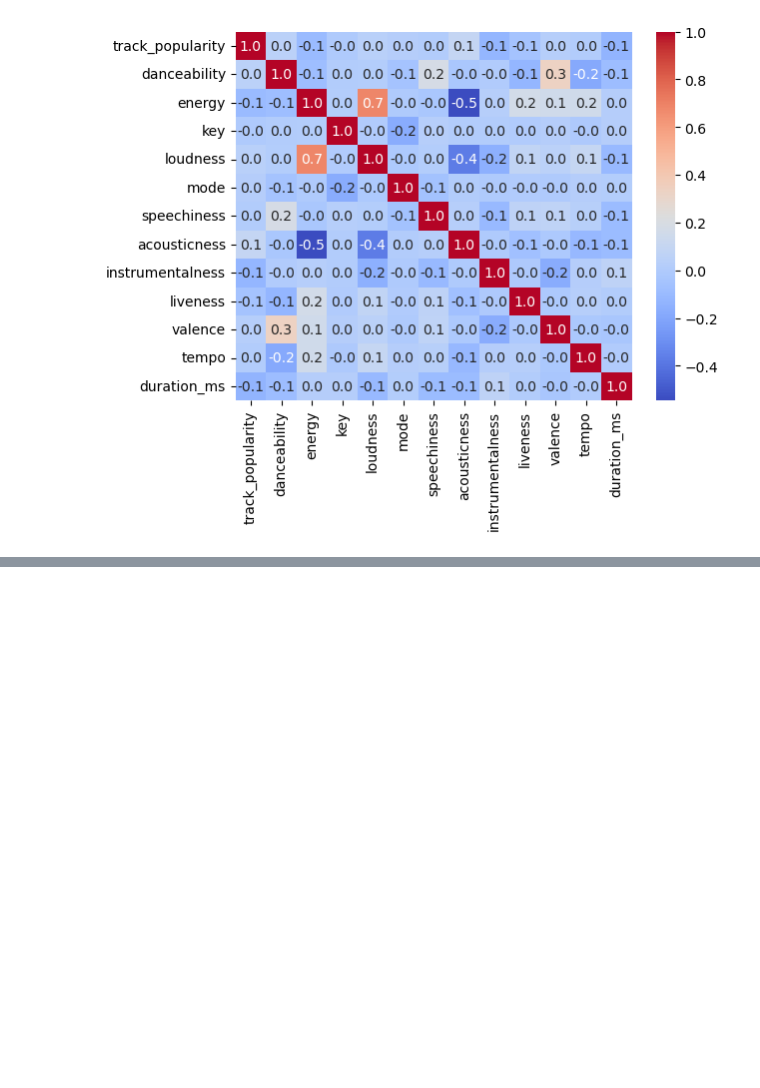
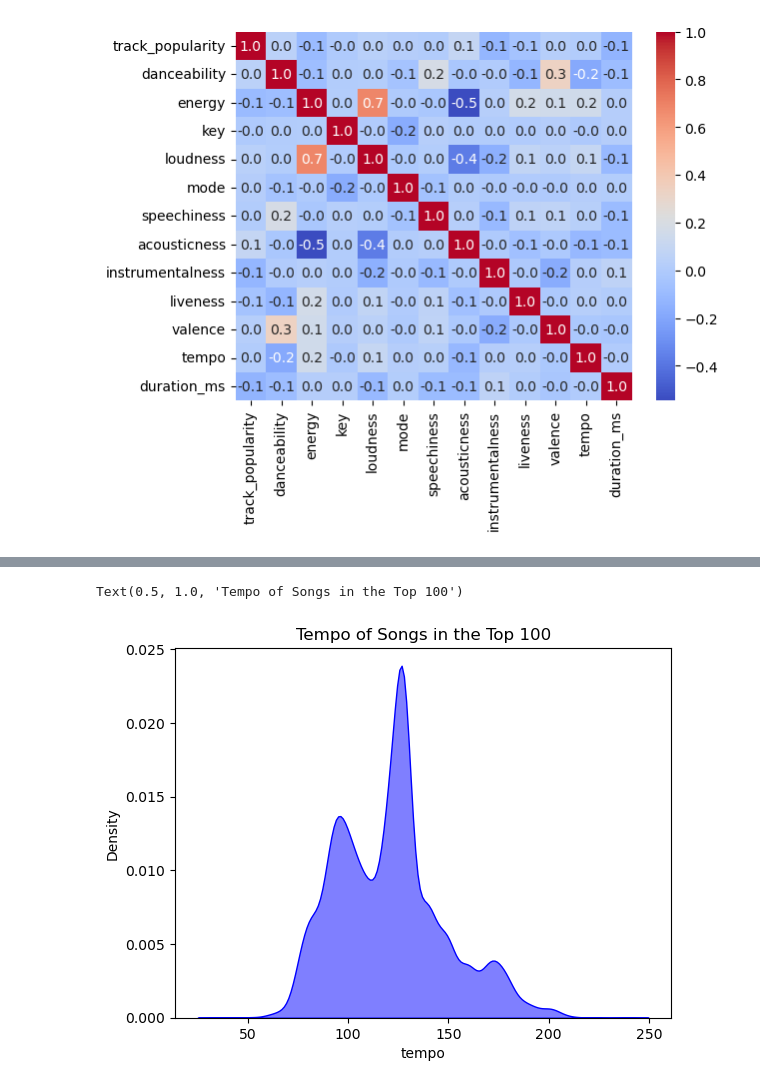
Before and after one commit to gstirk27/stat486-final_project, a Jupyter notebook: spotify_analysis.ipynb, the cells around one changed output, grey strips where cells are left out. Saved outputs shown, nothing was run; the diff lists cells and outputs as text; code cells hidden in the pictures; blank space fills up the shorter version.

```diff
--- a/spotify_analysis.ipynb
+++ b/spotify_analysis.ipynb
@@ -147,0 +166,6 @@ sb.heatmap(correlation_matrix, annot=True, cmap='coolwarm', fmt=".1f")
+# %%
+sb.kdeplot(df['tempo'], color='blue', fill=True, alpha=0.5)
+plt.pyplot.title('Tempo of Songs in the Top 100')
+# %% [output]
+Text(0.5, 1.0, 'Tempo of Songs in the Top 100')
+[figure, added]
```
Also changed, not shown: parts of 7 cells of this notebook, 3 other files.
